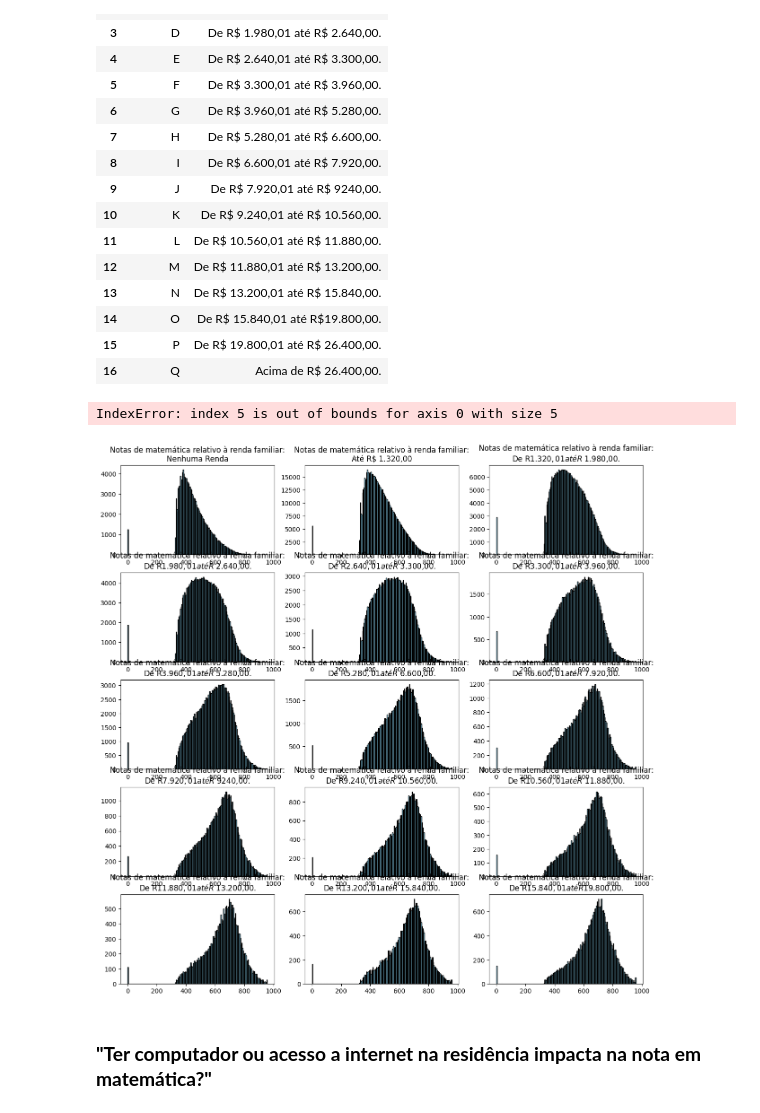
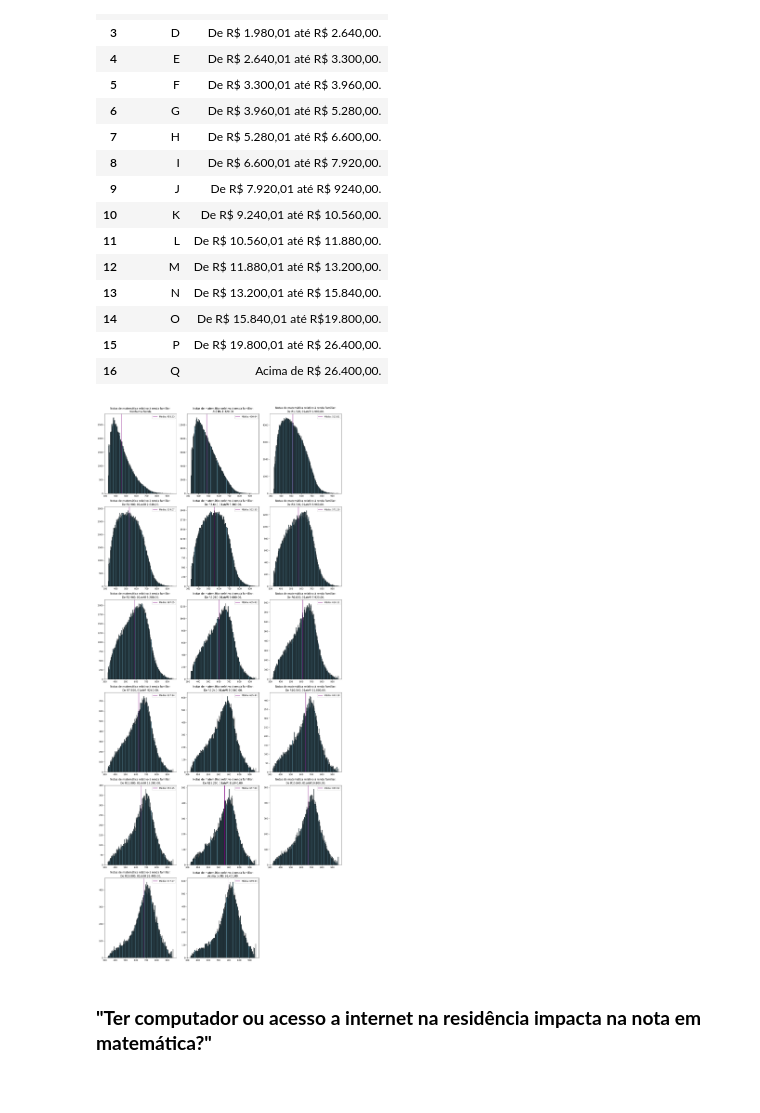
Before and after one commit to henriquefac/ciencia_de_dados_av1, a Jupyter notebook: notebook/exploration.ipynb, the cells around one changed output. Cells and saved outputs as stored; diff of their text form; code cells hidden in the pictures.

```diff
--- a/notebook/exploration.ipynb
+++ b/notebook/exploration.ipynb
@@ -331,6 +406,7 @@ plt.show()
 # %%
 variaveis = ["Q006", "NU_NOTA_MT"]
 df_group = df[variaveis].dropna()
+df_group = df_group[df_group["NU_NOTA_MT"] > 0]
 # %%
 # Visualizar variáveis
 tabela = dict_microdados.tabel
@@ -365,18 +441,35 @@ dict_microdados.legenda["Q006"]
 | 16 | Q | Acima de R$ 26.400,00. |
 # %%
 dict_mat_per_categori = {categori : df_group[df_group["Q006"] == categori]["NU_NOTA_MT"] for categori in categoris}
-# %%
-fig, axes = plt.subplots(5,3, figsize=(15,15))
-
-for i, algo in enumerate(dict_mat_per_categori.items()):
-    key, df_key = algo
-    x, y = i // 5, i%3
-    value = dict_q6_categoris[key]
-    axes[x, y].hist(df_key, bins=200, color="skyblue", edgecolor="black")
-    axes[x, y].set_title(f"Notas de matemática relativo a renda familiar:\n{value}")
-# %% [output]
-IndexError: index 5 is out of bounds for axis 0 with size 5
-[figure, removed]
+# %%
+import math
+
+n_plots = len(dict_mat_per_categori)
+n_cols = 3
+n_rows = math.ceil(n_plots / n_cols)
+
+fig, axes = plt.subplots(n_rows, n_cols, figsize=(16 , 6 * n_rows))
+axes = axes.reshape(n_rows, n_cols)
+
+for i, (key, df_key) in enumerate(dict_mat_per_categori.items()):
+    row, col = divmod(i, n_cols)
+    value = dict_q6_categoris[key]
+    mean = np.mean(df_key)
+    axes[row, col].hist(df_key, bins=200, color="skyblue", edgecolor="black")
+    axes[row, col].axvline(mean, color="purple", linestyle='solid', label = f"Média: {mean:.2f}")
+    axes[row, col].set_title(f"Notas de matemática relativo à renda familiar:\n{value}")
+
+    axes[row, col].legend()
+
+# Remove eixos extras (últimos 18 a 18, se existirem)
+for j in range(n_plots, n_rows * n_cols):
+    row, col = divmod(j, n_cols)
+    fig.delaxes(axes[row, col])
+
+plt.tight_layout()
+plt.show()
+# %% [output]
+[figure, added]
 # %% [markdown]
 ### **"Ter computador ou acesso a internet na residência impacta na nota em matemática?"**
 # %%
```
Also changed, not shown: parts of 16 cells of this notebook.
